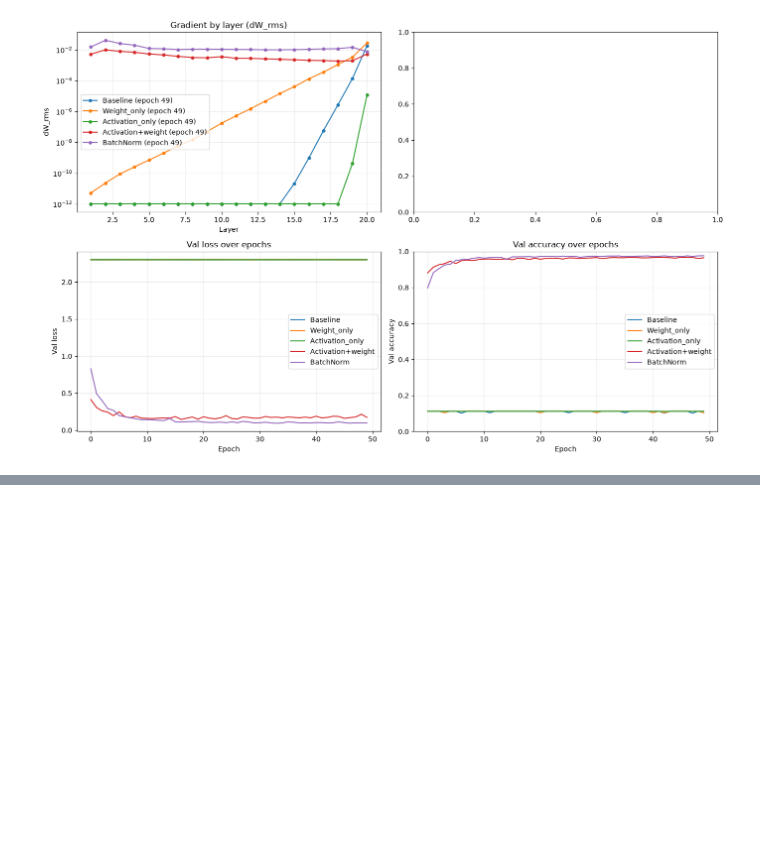
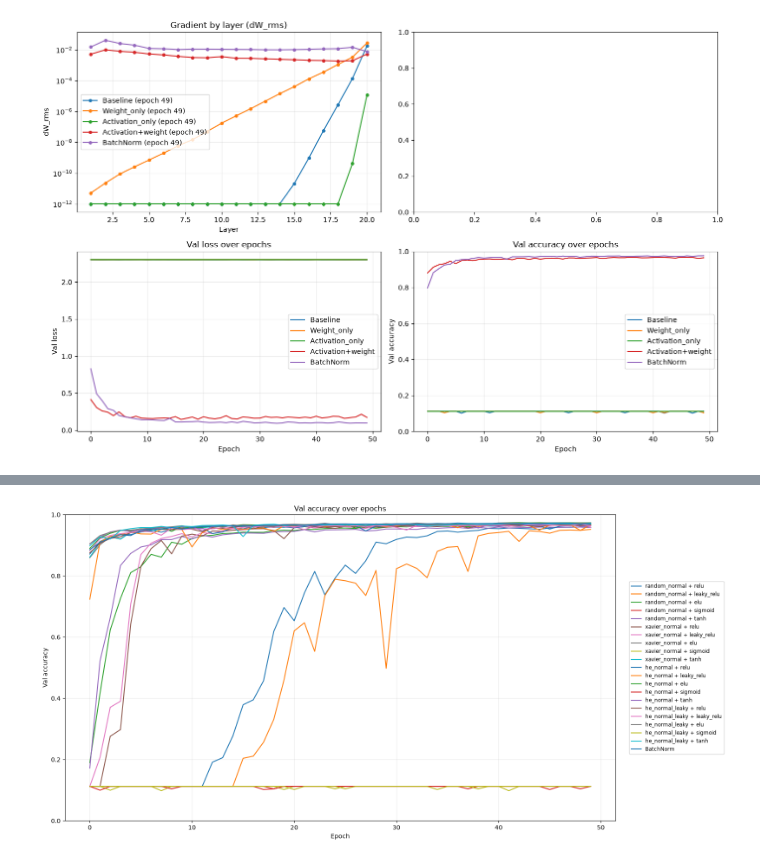
Before and after one commit to AIVIETNAM-AIO-Khoa2211/Gradient-Vanishing-and-Solution, a Jupyter notebook: Main.ipynb, the cells around one changed output, grey strips where cells are left out. Cells and saved outputs as stored; diff of their text form; code cells hidden in the pictures; blank space fills up the shorter version.

```diff
--- a/Main.ipynb
+++ b/Main.ipynb
@@ -286,0 +302,14 @@ val_acc: 0.9736
+# %%
+fig_grad, ax_grad = plt.subplots(figsize=(16, 8))
+plot_acc_over_epochs(histories, "val", ax=ax_grad)
+
+ax_grad.legend(
+    loc="center left",
+    bbox_to_anchor=(1.02, 0.5),  # đẩy legend ra hẳn bên phải, ngoài vùng vẽ
+    fontsize="small",
+    ncol=1,
+)
+fig_grad.tight_layout()
+plt.show()
+# %% [output]
+[figure, added]
```
Also changed, not shown: parts of 9 cells of this notebook.
